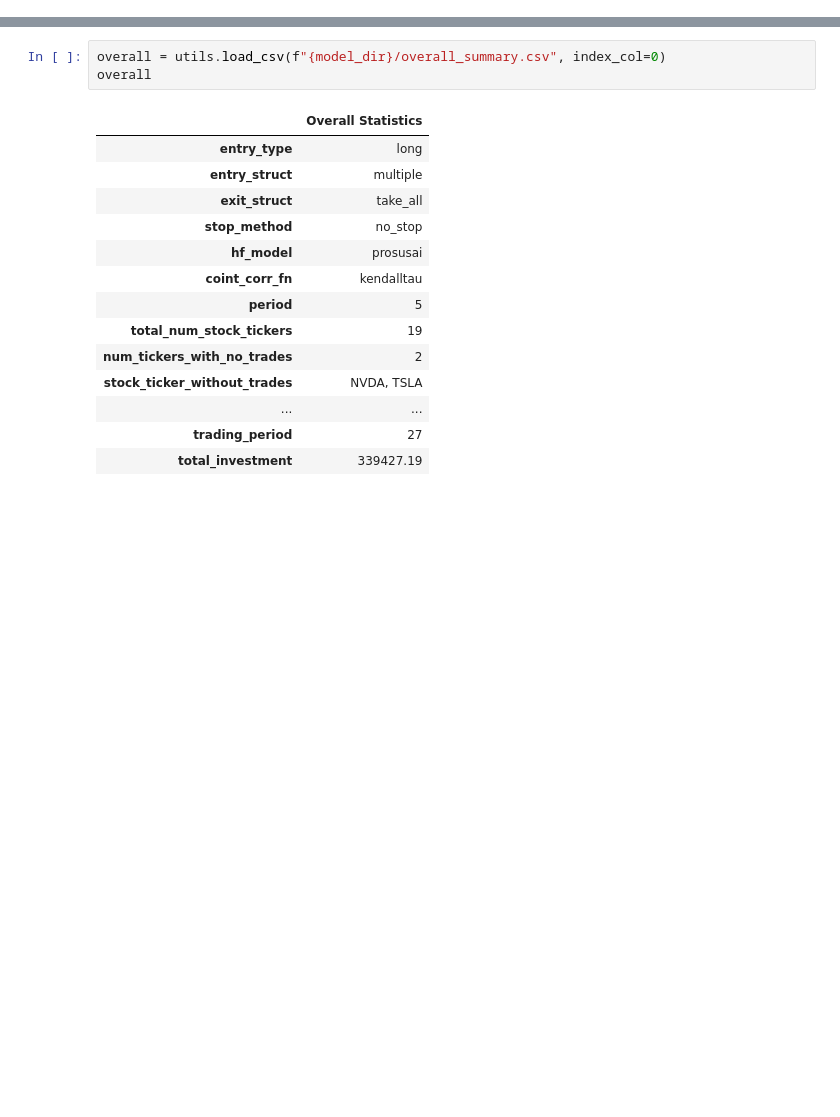
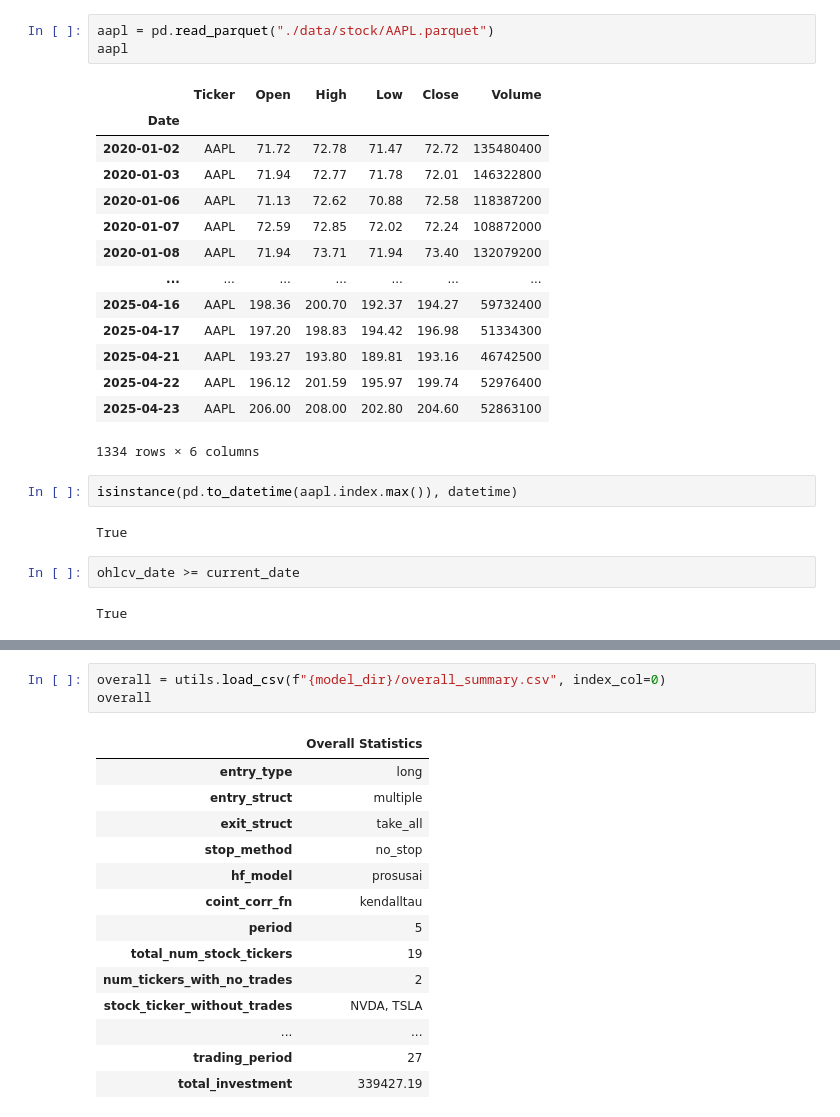
Before and after one commit to CKAbundant/sentiment, a Jupyter notebook: signal.ipynb, the cells around one changed output, grey strips where cells are left out. Cells and saved outputs as stored; diff of their text form; blank space fills up the shorter version.

```diff
--- a/signal.ipynb
+++ b/signal.ipynb
@@ -36,0 +46,26 @@ The autoreload extension is already loaded. To reload it, use:
+# %%
+aapl = pd.read_parquet("./data/stock/AAPL.parquet")
+aapl
+# %% [output]
+|  | Ticker | Open | High | Low | Close | Volume |
+| Date |  |  |  |  |  |  |
+| 2020-01-02 | AAPL | 71.72 | 72.78 | 71.47 | 72.72 | 135480400 |
+| 2020-01-03 | AAPL | 71.94 | 72.77 | 71.78 | 72.01 | 146322800 |
+| 2020-01-06 | AAPL | 71.13 | 72.62 | 70.88 | 72.58 | 118387200 |
+| 2020-01-07 | AAPL | 72.59 | 72.85 | 72.02 | 72.24 | 108872000 |
+| 2020-01-08 | AAPL | 71.94 | 73.71 | 71.94 | 73.40 | 132079200 |
+| ... | ... | ... | ... | ... | ... | ... |
+| 2025-04-16 | AAPL | 198.36 | 200.70 | 192.37 | 194.27 | 59732400 |
+| 2025-04-17 | AAPL | 197.20 | 198.83 | 194.42 | 196.98 | 51334300 |
+| 2025-04-21 | AAPL | 193.27 | 193.80 | 189.81 | 193.16 | 46742500 |
+| 2025-04-22 | AAPL | 196.12 | 201.59 | 195.97 | 199.74 | 52976400 |
+| 2025-04-23 | AAPL | 206.00 | 208.00 | 202.80 | 204.60 | 52863100 |
+1334 rows × 6 columns
+# %%
+isinstance(pd.to_datetime(aapl.index.max()), datetime)
+# %% [output]
+True
+# %%
+ohlcv_date >= current_date
+# %% [output]
+True
```
Also changed, not shown: parts of 44 cells of this notebook, 5 other files.
